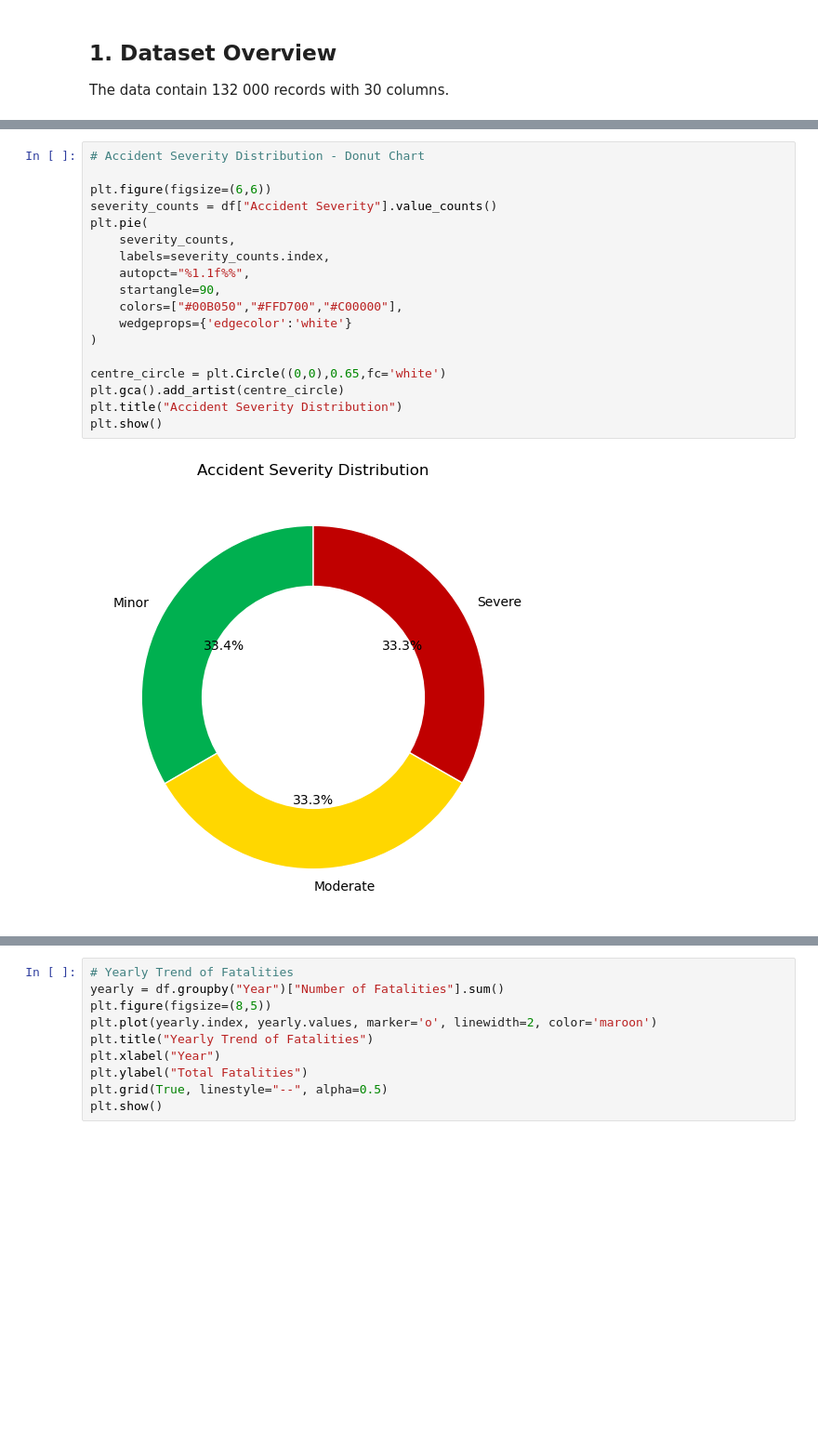
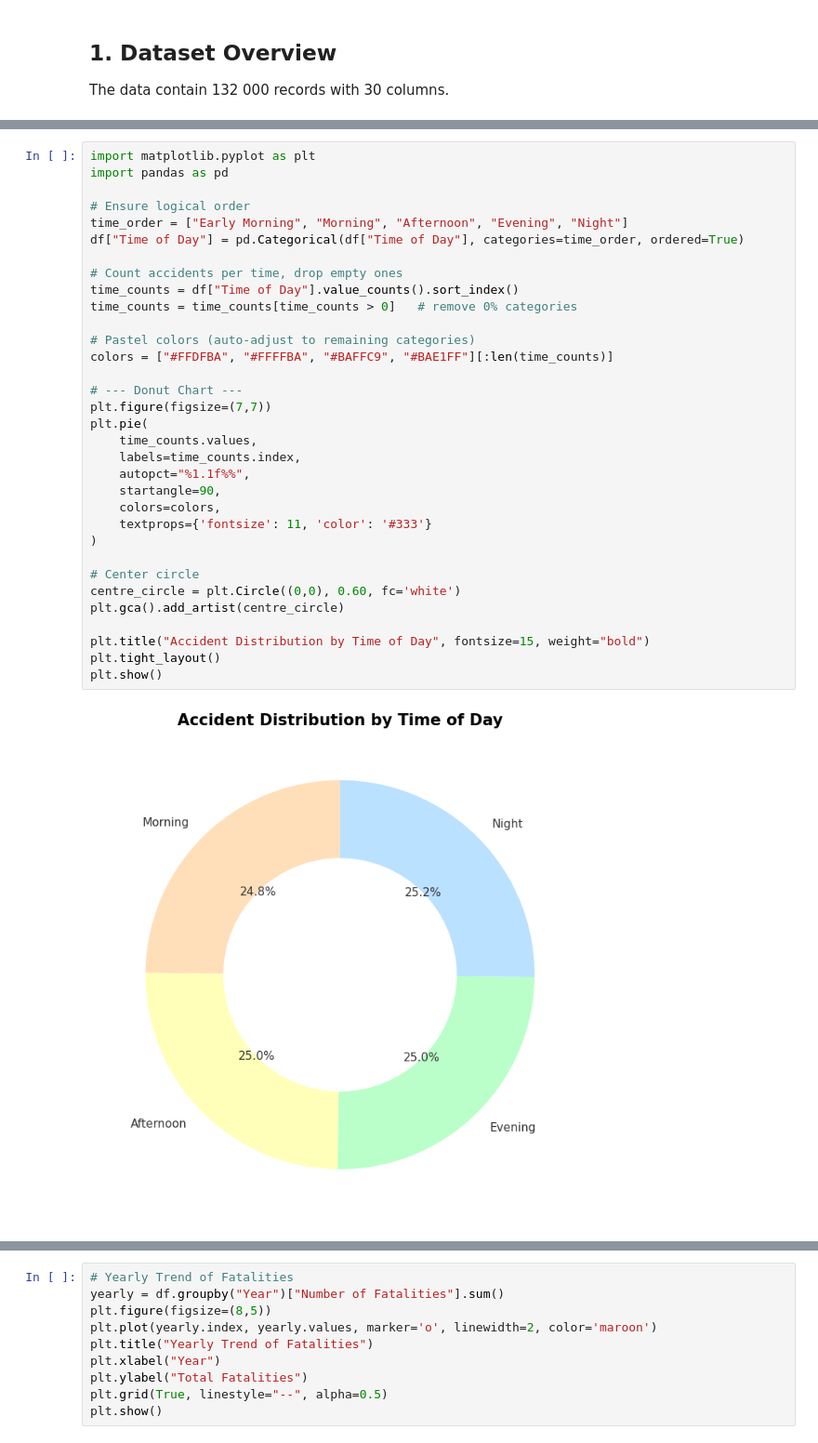
Before and after one commit to iamnotchris14/RoadAccidentDataset, a Jupyter notebook: road_accident_eda.ipynb, the cells around one changed output, grey strips where cells are left out. Shown: that part at 93% size. Saved outputs shown, nothing was run; the diff lists cells and outputs as text; blank space fills up the shorter version.

```diff
--- a/road_accident_eda.ipynb
+++ b/road_accident_eda.ipynb
@@ -32,20 +32,35 @@ The data contain 132 000 records with 30 columns.
 # %%
-# Accident Severity Distribution - Donut Chart
+import matplotlib.pyplot as plt
+import pandas as pd
 
-plt.figure(figsize=(6,6))
-severity_counts = df["Accident Severity"].value_counts()
+# Ensure logical order
+time_order = ["Early Morning", "Morning", "Afternoon", "Evening", "Night"]
+df["Time of Day"] = pd.Categorical(df["Time of Day"], categories=time_order, ordered=True)
+
+# Count accidents per time, drop empty ones
+time_counts = df["Time of Day"].value_counts().sort_index()
+time_counts = time_counts[time_counts > 0]   # remove 0% categories
+
+# Pastel colors (auto-adjust to remaining categories)
+colors = ["#FFDFBA", "#FFFFBA", "#BAFFC9", "#BAE1FF"][:len(time_counts)]
+
+# --- Donut Chart ---
+plt.figure(figsize=(7,7))
 plt.pie(
-    severity_counts,
-    labels=severity_counts.index,
+    time_counts.values,
+    labels=time_counts.index,
     autopct="%1.1f%%",
     startangle=90,
-    colors=["#00B050","#FFD700","#C00000"],
-    wedgeprops={'edgecolor':'white'}
+    colors=colors,
+    textprops={'fontsize': 11, 'color': '#333'}
 )
 
-centre_circle = plt.Circle((0,0),0.65,fc='white')
+# Center circle
+centre_circle = plt.Circle((0,0), 0.60, fc='white')
 plt.gca().add_artist(centre_circle)
-plt.title("Accident Severity Distribution")
+
+plt.title("Accident Distribution by Time of Day", fontsize=15, weight="bold")
+plt.tight_layout()
 plt.show()
 # %% [output]
-[figure, old version]
+[figure, new version]
```
Also changed, not shown: parts of 29 cells of this notebook.
